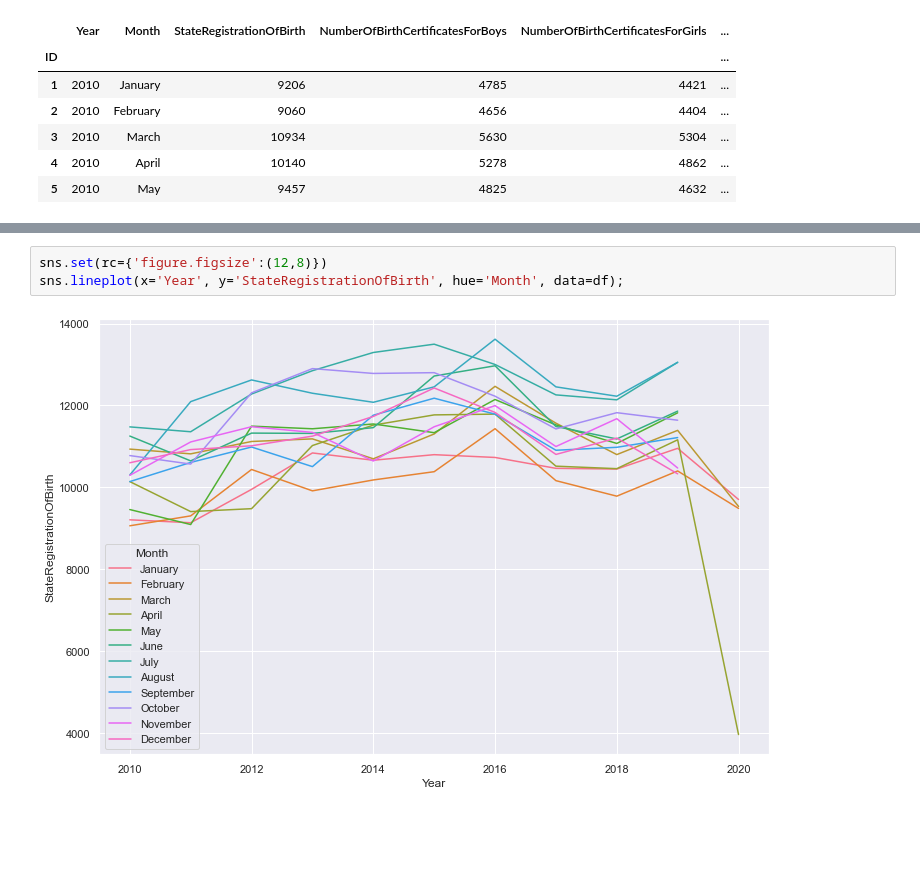
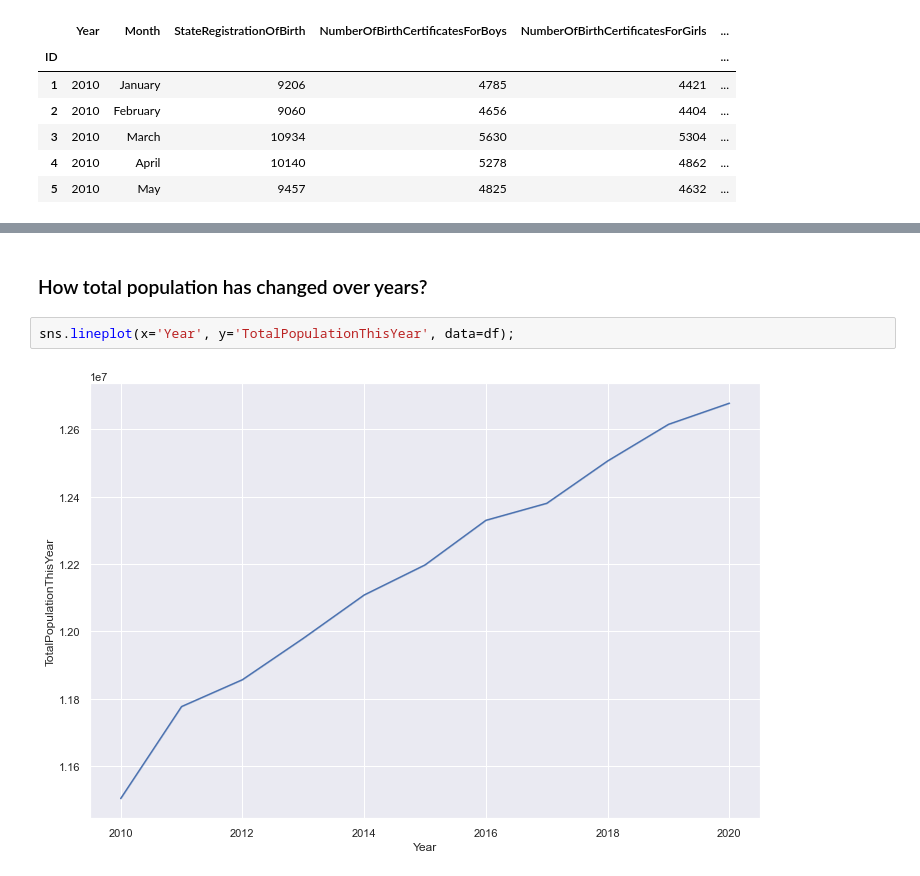
Before and after one commit to dsba-stranger/mortality-moscow-ml, a Jupyter notebook: Untitled.ipynb, the cells around one changed output, grey strips where cells are left out. Drawn from its saved outputs; the diff is of its cells as text; blank space fills up the shorter version.

Commit message:
Basic graphs

```diff
--- a/Untitled.ipynb
+++ b/Untitled.ipynb
@@ -50,5 +46,6 @@ Name: StateRegistrationOfMarriage, dtype: int64
+# %% [markdown]
+### How total population has changed over years?
 # %%
-sns.set(rc={'figure.figsize':(12,8)})
-sns.lineplot(x='Year', y='StateRegistrationOfBirth', hue='Month', data=df);
+sns.lineplot(x='Year', y='TotalPopulationThisYear', data=df);
 # %% [output]
-[figure, old version]
+[figure, new version]
```
Also changed, not shown: parts of 6 cells of this notebook.
